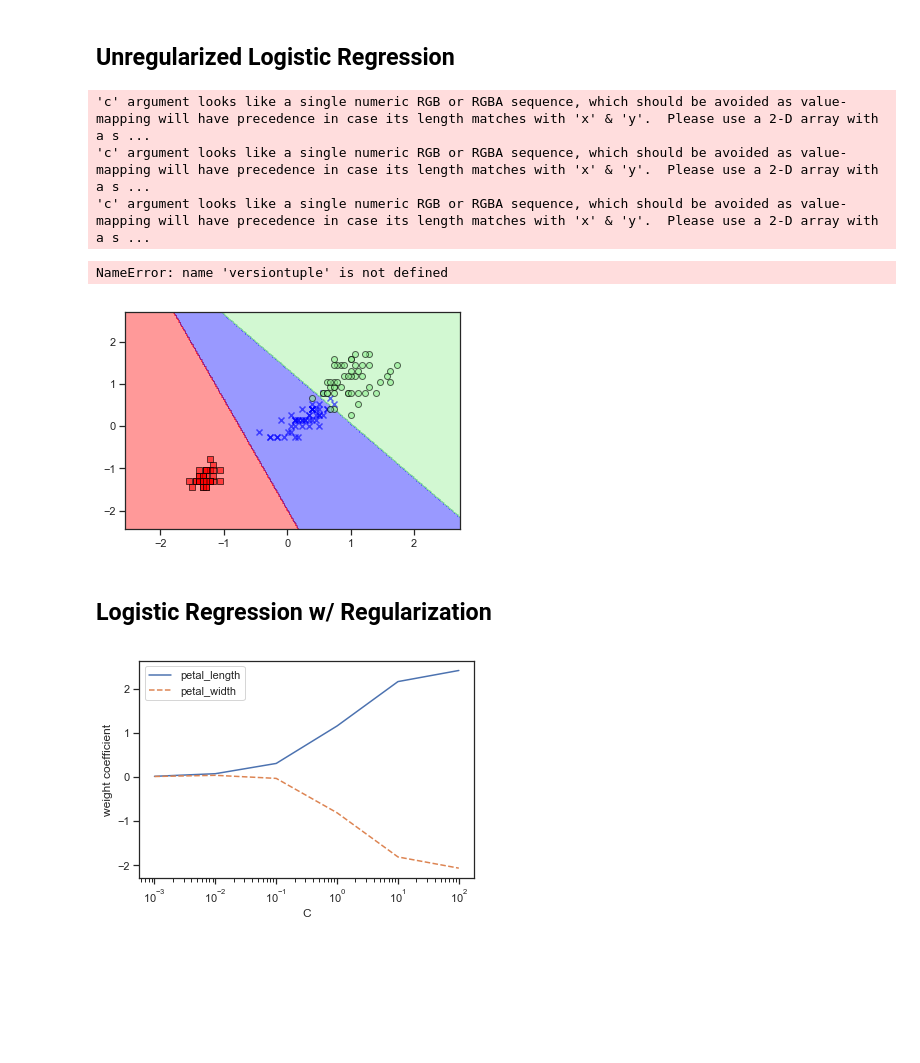
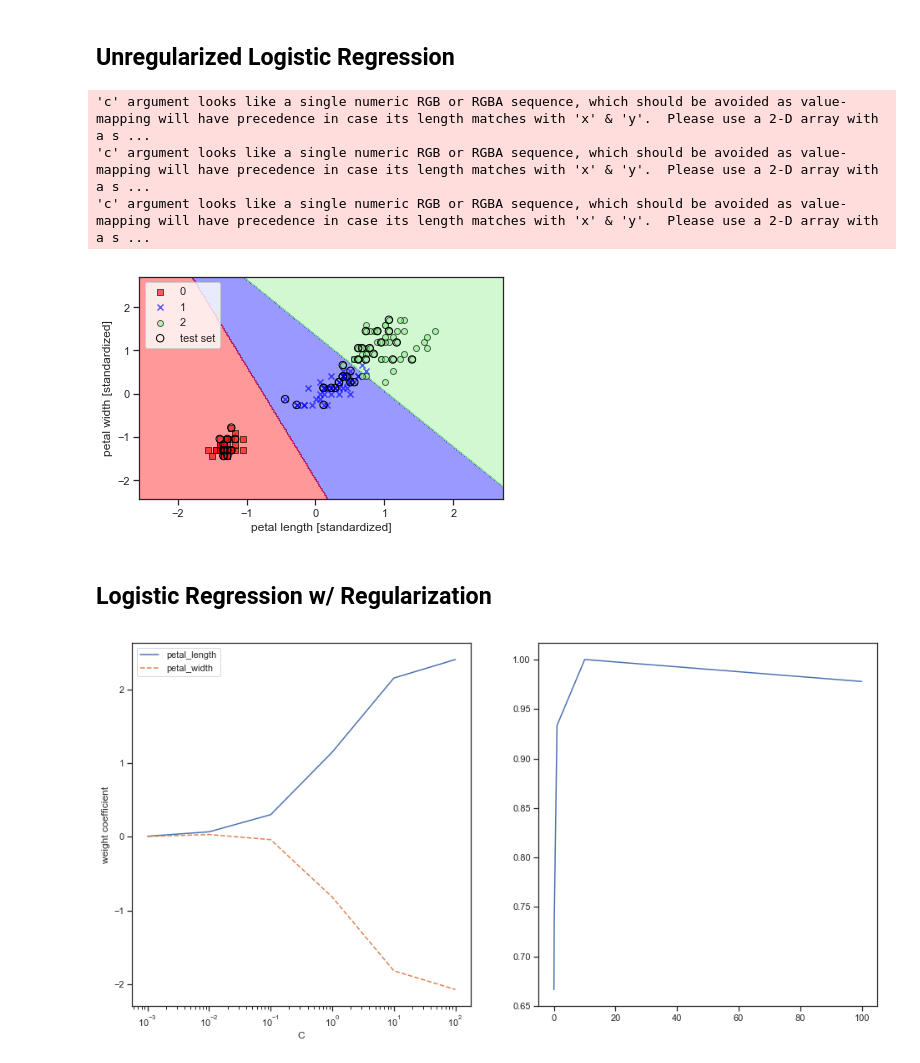
Before and after one commit to a-gilbert/AML_Nb, a Jupyter notebook: ML_Libs.ipynb, the cells around one changed output. Saved outputs shown, nothing was run; the diff lists cells and outputs as text; code cells hidden in the pictures; blank space fills up the shorter version.

```diff
--- a/ML_Libs.ipynb
+++ b/ML_Libs.ipynb
@@ -244,13 +248,9 @@ X = iris.data[:, [2, 3]]
 y = iris.target
 #class labels in sklearn are denoted by integers fyi.
 
-X_train, X_test, y_train, y_test = sklearn.model_selection.train_test_split(X, y,
-                                                                           test_size=0.3,
-                                                                           random_state=1,
-                                                                           stratify=y)
-
-X_combined_std = np.vstack((X_train_std, X_test_std))
-y_combined = np.hstack((y_train, y_test))
+X_train, X_test, y_train, y_test = model_selection.train_test_split(X, y,test_size=0.3,
+                                                                    random_state=1,
+                                                                    stratify=y)
 # %%
 #normalize data
 sc = preprocessing.StandardScaler()
@@ -260,7 +262,7 @@ X_test_std = sc.transform(X_test)
 # %% [markdown]
 ## Unregularized Logistic Regression
 # %%
-lr = sklearn.linear_model.LogisticRegression(C=1000.0, random_state=0)
+lr = linear_model.LogisticRegression(C=1000.0, random_state=0)
 lr.fit(X_train_std, y_train)
 
 plot_decision_regions(X_combined_std, y_combined,
@@ -274,34 +276,44 @@ plt.show()
 'c' argument looks like a single numeric RGB or RGBA sequence, which should be avoided as value-mapping will have precedence in case its length matches with 'x' & 'y'.  Please use a 2-D array with a s ...
 'c' argument looks like a single numeric RGB or RGBA sequence, which should be avoided as value-mapping will have precedence in case its length matches with 'x' & 'y'.  Please use a 2-D array with a s ...
 'c' argument looks like a single numeric RGB or RGBA sequence, which should be avoided as value-mapping will have precedence in case its length matches with 'x' & 'y'.  Please use a 2-D array with a s ...
-NameError: name 'versiontuple' is not defined
-[figure, old version]
+[figure, new version]
 # %% [markdown]
 ## Logistic Regression w/ Regularization
 # %%
+
+
 weights, params = [], []
+accuracy = []
 lrs = []
-
+import warnings
 
 for c in np.arange(-3, 3):
     lr = linear_model.LogisticRegression(C=10.**c, random_state=1)
     lr.fit(X_train_std, y_train)
     lrs.append(lr)
     weights.append(lr.coef_[1])
     params.append(10.**c)
+    y_pred = lr.predict(X_test_std)
+    acc = metrics.accuracy_score(y_test, y_pred)
+    accuracy.append(acc)
+
 
 weights = np.array(weights)
 
 plt.close('all')
+fig, axs= plt.subplots(1, 2, figsize=(16, 8))
+plt.subplot(121)
 plt.plot(params, weights[:, 0], label='petal_length')
 plt.plot(params, weights[:, 1], label='petal_width', linestyle='--')
 plt.ylabel('weight coefficient')
 plt.xlabel('C')
 plt.legend(loc='upper left')
 plt.xscale('log')
+plt.subplot(122)
+plt.plot(params, accuracy)
 plt.show()
 # %% [output]
-[figure, old version]
+[figure, new version]
 # %%
 # See different C  values
 
```
Also changed, not shown: parts of 4 cells of this notebook.
